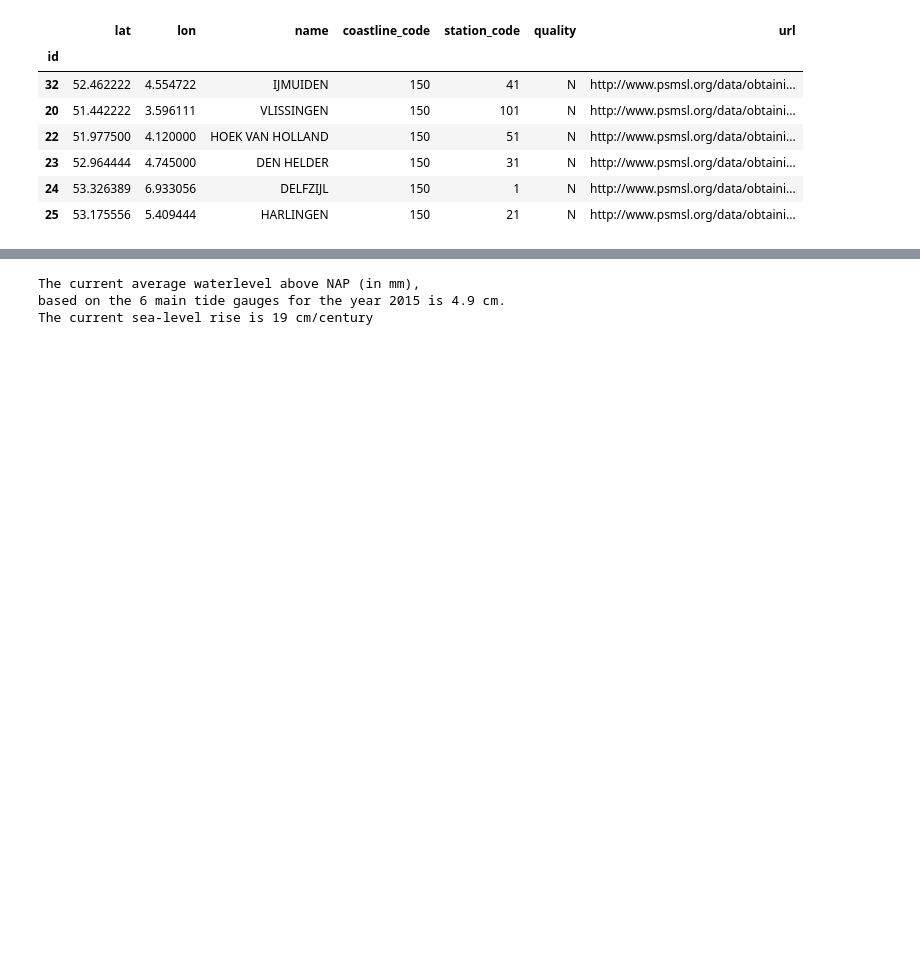
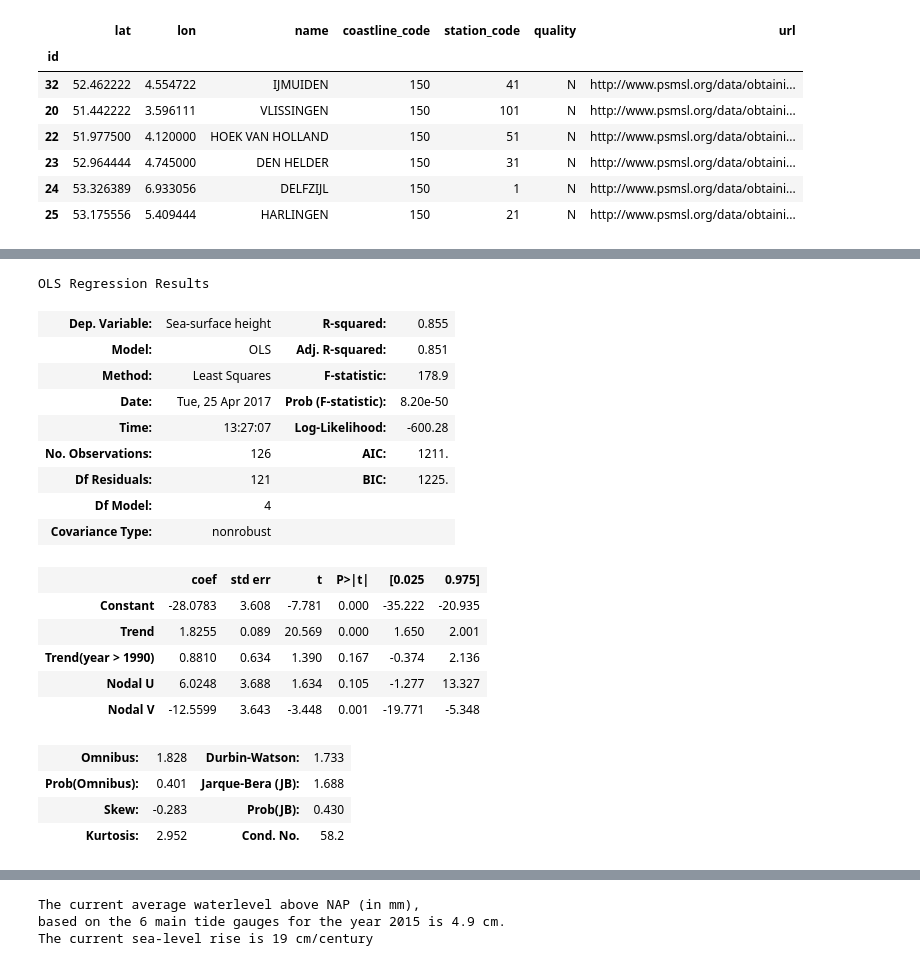
Before and after one commit to openearth/notebooks, a Jupyter notebook: sealevelmonitor.ipynb, the cells around one changed output, grey strips where cells are left out. Saved outputs shown, nothing was run; the diff lists cells and outputs as text; code cells hidden in the pictures; blank space fills up the shorter version.

```diff
--- a/sealevelmonitor.ipynb
+++ b/sealevelmonitor.ipynb
@@ -123,15 +167,18 @@ names = {
     'contact': '{dataset}/docu/{id}_auth.txt'
 }
 # %%
-def get_url(station):
+def get_url(station, dataset):
     """return the url of the station information (diagram and datum)"""
     info = dict(
-        dataset=dataset_name,
+        dataset=dataset,
         id=station.name
     )
     url = names['url'].format(**info)
     return url
-selected_stations['url'] = selected_stations.apply(get_url, axis=1)
+# fill in the dataset parameter using the global dataset_name
+f = functools.partial(get_url, dataset=dataset_name)
+# compute the url for each station
+selected_stations['url'] = selected_stations.apply(f, axis=1)
 selected_stations
 # %% [output]
 |  | lat | lon | name | coastline_code | station_code | quality | url |
@@ -144,14 +191,16 @@ selected_stations
 | 25 | 53.175556 | 5.409444 | HARLINGEN | 150 | 21 | N | http://www.psmsl.org/data/obtaini... |
 # %%
 def missing2nan(value, missing=-99999):
+    """convert the value to nan if the float of value equals the missing value"""
     value = float(value)
     if value == missing:
         return np.nan
     return value
 
-def get_data(station):
+def get_data(station, dataset):
+    """get data for the station (pandas record) from the dataset (url)"""
     info = dict(
-        dataset=dataset_name,
+        dataset=dataset,
         id=station.name
     )
     bytes = zf.read(names['data'].format(**info))
@@ -166,4 +215,8 @@ def get_data(station):
     )
     df['station'] = station.name
     return df
-selected_stations['data'] = [get_data(station) for _, station in selected_stations.iterrows()]
+# %%
+# get data for all stations
+f = functools.partial(get_data, dataset=dataset_name)
+# look up the data for each station
+selected_stations['data'] = [f(station) for _, station in selected_stations.iterrows()]
@@ -238,0 +349,12 @@ bokeh.io.show(fig)
+# %%
+# define the statistical model
+y = mean_df['height']
+X = np.c_[
+    mean_df['year']-1970,
+    (mean_df['year'] > 1993) * (mean_df['year'] - 1993),
+    np.cos(2*np.pi*(mean_df['year']-1970)/18.613),
+    np.sin(2*np.pi*(mean_df['year']-1970)/18.613)
+]
+X = sm.add_constant(X)
+model_broken_linear = sm.OLS(y, X)
+fit_broken_linear = model_broken_linear.fit()
@@ -238,0 +373,23 @@ bokeh.io.show(fig)
+# %%
+fit_broken_linear.summary(yname='Sea-surface height', xname=['Constant', 'Trend', 'Trend(year > 1990)', 'Nodal U', 'Nodal V'])
+# %% [output]
+OLS Regression Results
+| Dep. Variable: | Sea-surface height | R-squared: | 0.855 |
+| Model: | OLS | Adj. R-squared: | 0.851 |
+| Method: | Least Squares | F-statistic: | 178.9 |
+| Date: | Tue, 25 Apr 2017 | Prob (F-statistic): | 8.20e-50 |
+| Time: | 13:27:07 | Log-Likelihood: | -600.28 |
+| No. Observations: | 126 | AIC: | 1211. |
+| Df Residuals: | 121 | BIC: | 1225. |
+| Df Model: | 4 |  |  |
+| Covariance Type: | nonrobust |  |  |
+|  | coef | std err | t | P>|t| | [0.025 | 0.975] |
+| Constant | -28.0783 | 3.608 | -7.781 | 0.000 | -35.222 | -20.935 |
+| Trend | 1.8255 | 0.089 | 20.569 | 0.000 | 1.650 | 2.001 |
+| Trend(year > 1990) | 0.8810 | 0.634 | 1.390 | 0.167 | -0.374 | 2.136 |
+| Nodal U | 6.0248 | 3.688 | 1.634 | 0.105 | -1.277 | 13.327 |
+| Nodal V | -12.5599 | 3.643 | -3.448 | 0.001 | -19.771 | -5.348 |
+| Omnibus: | 1.828 | Durbin-Watson: | 1.733 |
+| Prob(Omnibus): | 0.401 | Jarque-Bera (JB): | 1.688 |
+| Skew: | -0.283 | Prob(JB): | 0.430 |
+| Kurtosis: | 2.952 | Cond. No. | 58.2 |
```
Also changed, not shown: parts of 28 cells of this notebook.
